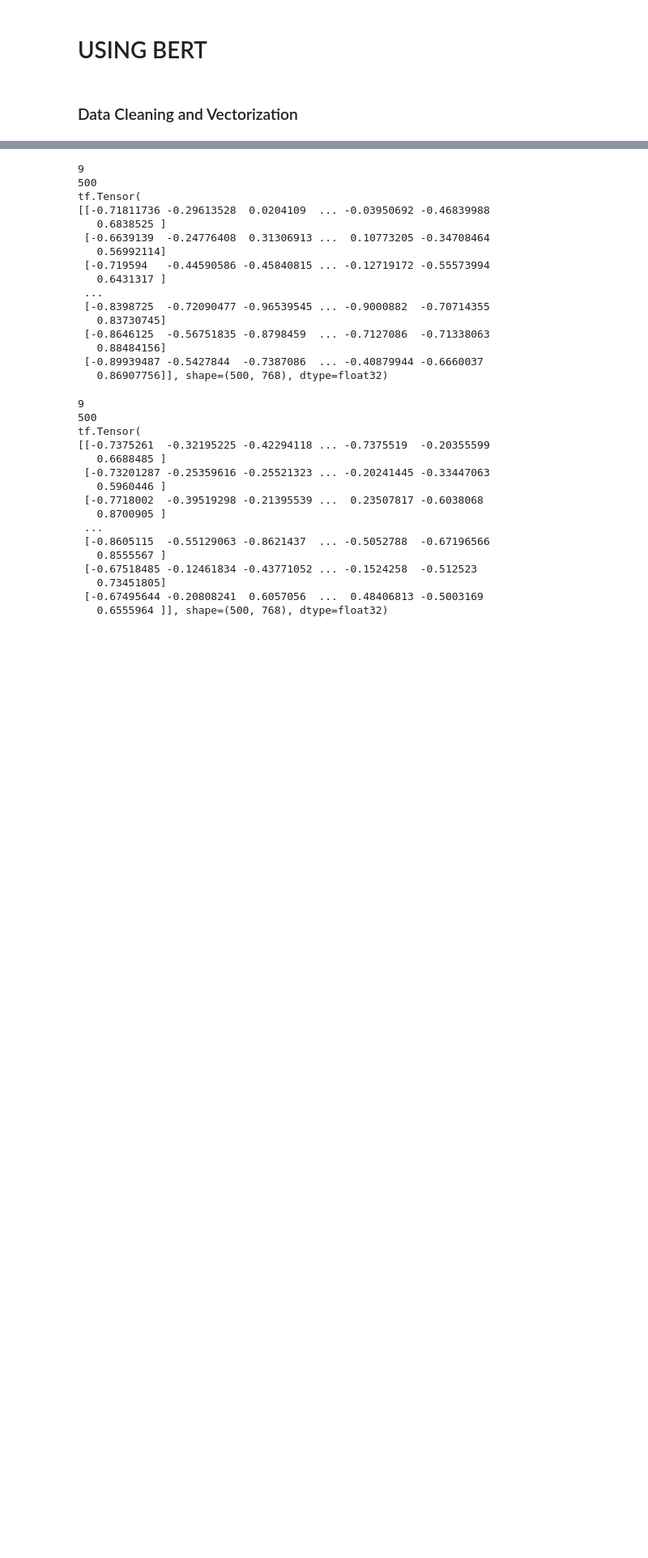
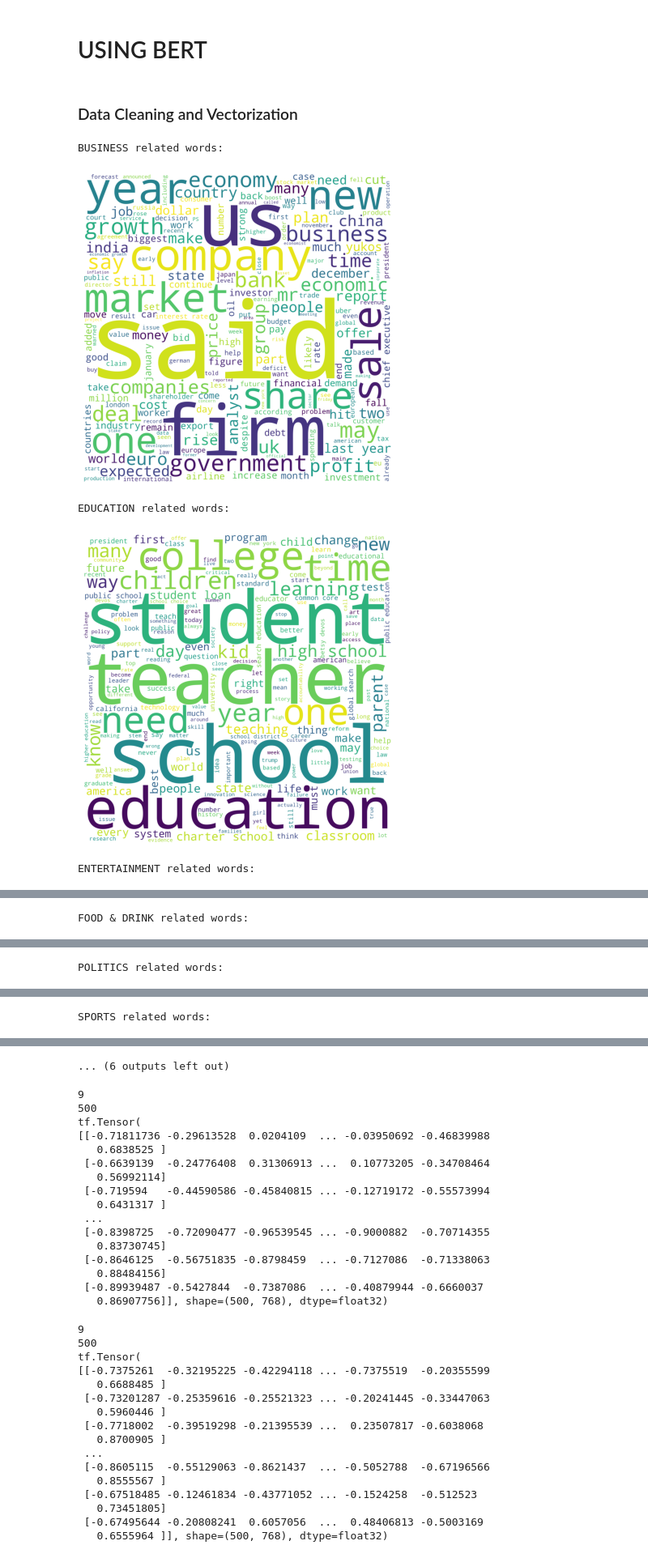
Before and after one commit to bhargav1010/NTC_project, a Jupyter notebook: Final_NTC.ipynb, the cells around one changed output, grey strips where cells are left out. Shown at 81% size. Drawn from its saved outputs; the diff is of its cells as text; code cells hidden in the pictures; blank space fills up the shorter version.

```diff
--- a/Final_NTC.ipynb
+++ b/Final_NTC.ipynb
@@ -103,3 +108,36 @@ bert_encoder = hub.load("https://tfhub.dev/tensorflow/bert_en_uncased_L-12_H-768
 # %%
 #cleaning the text data
 df['Text'] = hero.clean(df['Text'])
+# %%
+from wordcloud import WordCloud
+
+
+
+def wordcloud_draw(dataset, color = 'white'):
+  words = ' '.join(dataset)
+
+  cleaned_word = ' '.join([word for word in words.split() if (word != 'news' and word != 'text')])
+
+  wordcloud = WordCloud(background_color = color,width = 2500, height = 2500).generate(cleaned_word)
+
+  plt.figure(1, figsize = (10,7))
+
+  plt.imshow(wordcloud)
+
+  plt.axis("off")
+
+  plt.show()
+
+categories=['BUSINESS','EDUCATION', 'ENTERTAINMENT', 'FOOD & DRINK', 'POLITICS', 'SPORTS', 'STYLE & BEAUTY', 'TECH', 'WELLNESS']
+for i in categories:
+  category = df[df['category'] == i]
+  category = category['Text']
+
+  print(i+" related words:")
+  wordcloud_draw(category, 'white')
+# %% [output]
+BUSINESS related words:
+[figure, added]
+EDUCATION related words:
+[figure, added]
+ENTERTAINMENT related words:
@@ -105,0 +145 @@ df['Text'] = hero.clean(df['Text'])
+FOOD & DRINK related words:
@@ -105,0 +147 @@ df['Text'] = hero.clean(df['Text'])
+POLITICS related words:
@@ -105,0 +149 @@ df['Text'] = hero.clean(df['Text'])
+SPORTS related words:
@@ -106,3 +151,4 @@ df['Text'] = hero.clean(df['Text'])
+... (6 outputs left out)
 # %%
 vectors_1=[]
 for i in categories:
```
Also changed, not shown: parts of 15 cells of this notebook.
